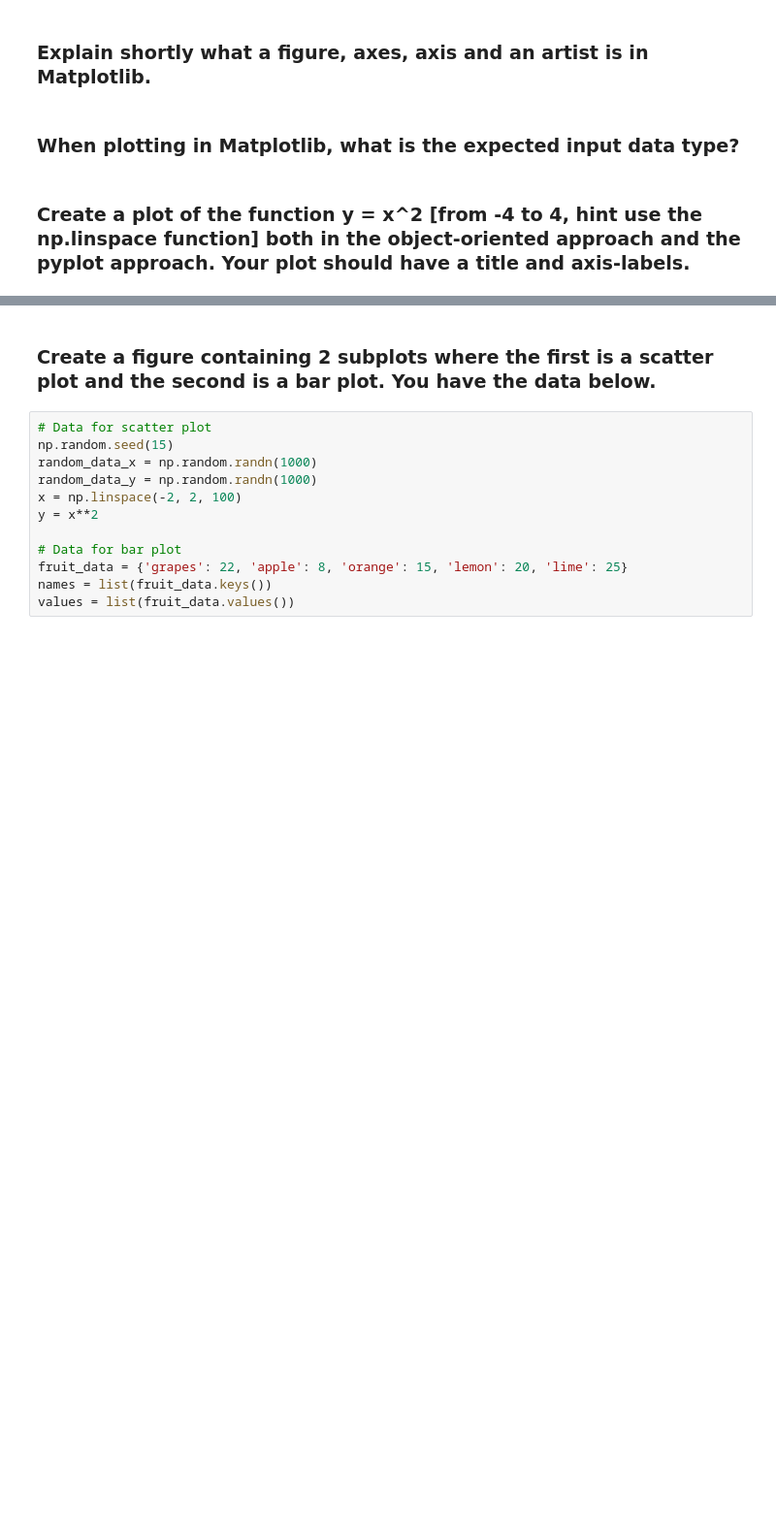
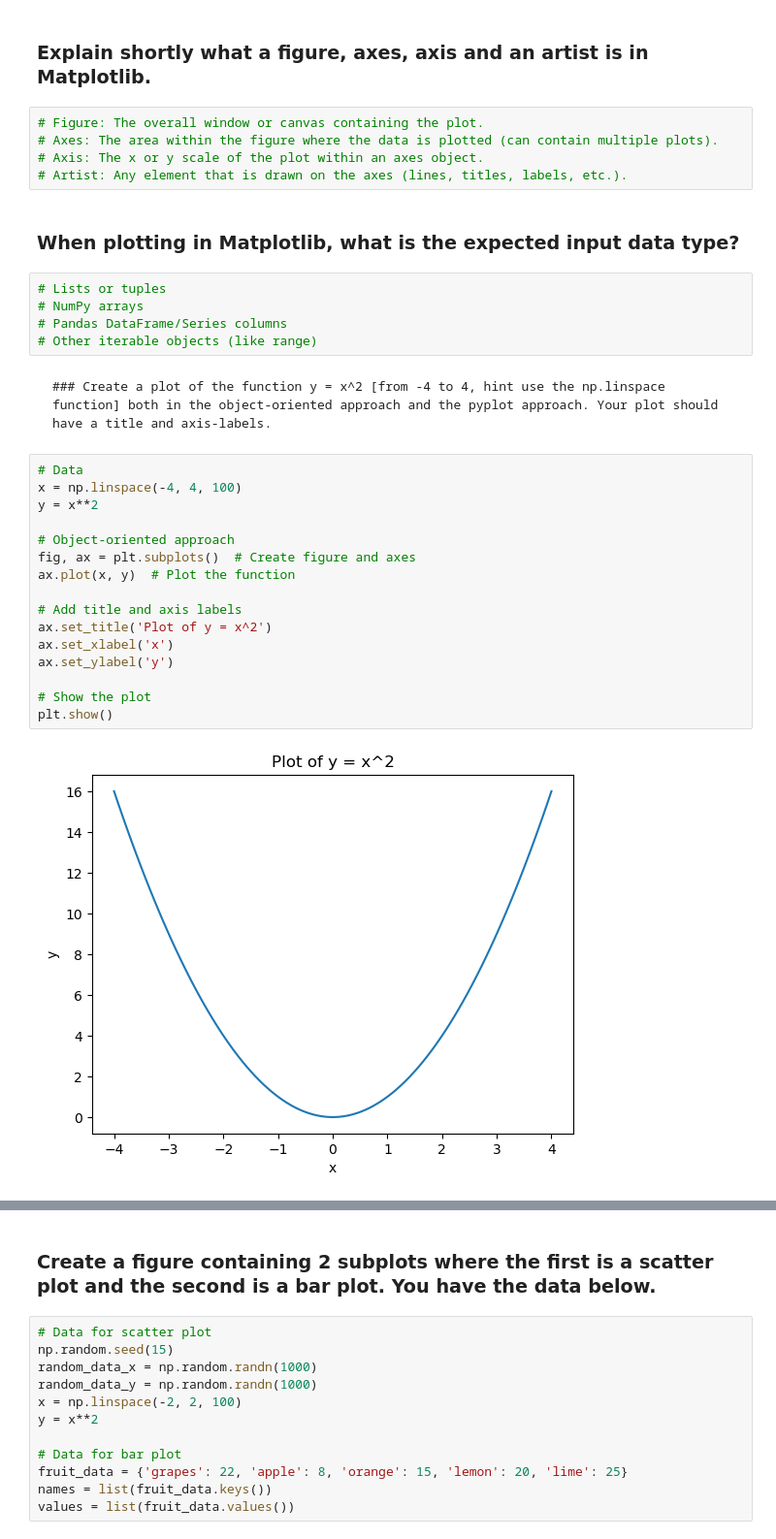
Before and after one commit to ManaInfectedRP/Skola_Python, a Jupyter notebook: Python/Scripts/Script_Skola_Plugins/02_matplotlib.ipynb, the cells around one changed output, grey strips where cells are left out. Shown: that part at 97% size. Drawn from its saved outputs; the diff is of its cells as text; blank space fills up the shorter version.

```diff
--- a/Python/Scripts/Script_Skola_Plugins/02_matplotlib.ipynb
+++ b/Python/Scripts/Script_Skola_Plugins/02_matplotlib.ipynb
@@ -9,6 +13,34 @@ import matplotlib.pyplot as plt
 # %% [markdown]
 ### Explain shortly what a figure, axes, axis and an artist is in Matplotlib.
+# %%
+# Figure: The overall window or canvas containing the plot.
+# Axes: The area within the figure where the data is plotted (can contain multiple plots).
+# Axis: The x or y scale of the plot within an axes object.
+# Artist: Any element that is drawn on the axes (lines, titles, labels, etc.).
 # %% [markdown]
 ### When plotting in Matplotlib, what is the expected input data type?
+# %%
+# Lists or tuples
+# NumPy arrays
+# Pandas DataFrame/Series columns
+# Other iterable objects (like range)
 # %% [markdown]
-### Create a plot of the function y = x^2 [from -4 to 4, hint use the np.linspace function] both in the object-oriented approach and the pyplot approach. Your plot should have a title and axis-labels.
+    ### Create a plot of the function y = x^2 [from -4 to 4, hint use the np.linspace function] both in the object-oriented approach and the pyplot approach. Your plot should have a title and axis-labels.
+# %%
+# Data
+x = np.linspace(-4, 4, 100)
+y = x**2
+
+# Object-oriented approach
+fig, ax = plt.subplots()  # Create figure and axes
+ax.plot(x, y)  # Plot the function
+
+# Add title and axis labels
+ax.set_title('Plot of y = x^2')
+ax.set_xlabel('x')
+ax.set_ylabel('y')
+
+# Show the plot
+plt.show()
+# %% [output]
+[figure, added]
```
Also changed, not shown: parts of 3 cells of this notebook.
